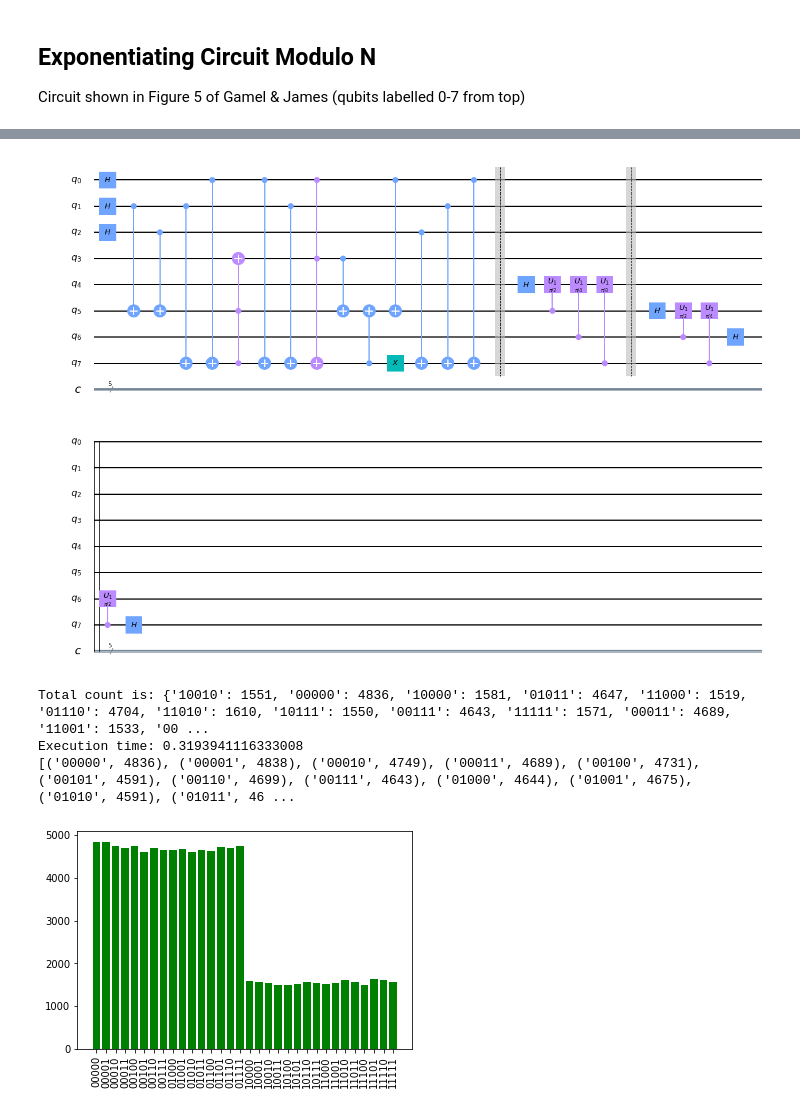
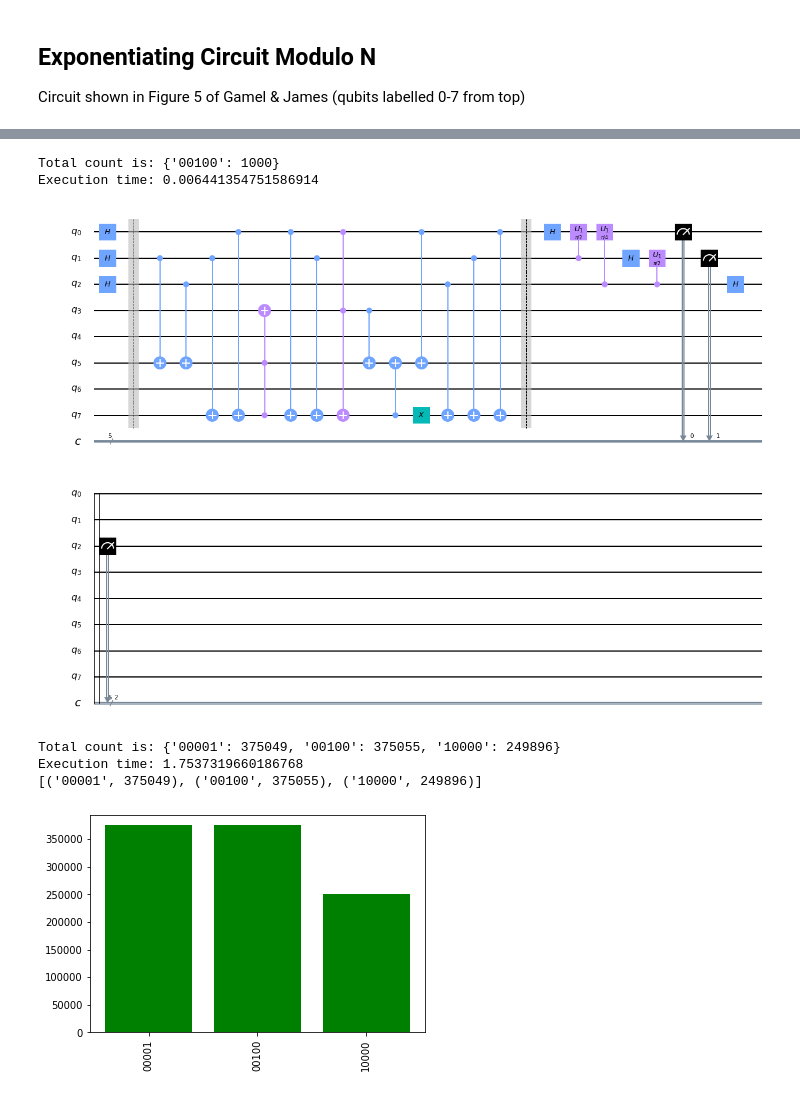
Before and after one commit to akelman/QuantumComp, a Jupyter notebook: LabBook/Notebook.ipynb, the cells around one changed output, grey strips where cells are left out. Drawn from its saved outputs; the diff is of its cells as text; code cells hidden in the pictures.

```diff
--- a/LabBook/Notebook.ipynb
+++ b/LabBook/Notebook.ipynb
@@ -114,8 +119,14 @@ circuit.draw(output='mpl')
+# %%
+circuit.measure([3,4,5,6,7], [4,3,2,1,0])
+
+# Execute the circuit on the qasm simulator
+job = execute(circuit, backend, shots=1000)
 # %%
 ##Running the above circuit on simulator
-if False:
+if True:
     #measure output
     circuit.barrier()
+    #circuit.measure([0,1,2], [0,1,2])
     circuit.measure([3,4,5,6,7], [4,3,2,1,0])
 
     # Execute the circuit on the qasm simulator
@@ -132,6 +143,7 @@ if False:
 
     ##Results
     # input (x_3, x_2, x_1) : result (y_5 ... y_1)
+    # Note: (y_5 ... y_1) come from qubits (q3 ... q7), i.e. q3 -> y5 is most significant bit
     # 000 : 00001
     # 001 : 00100
     # 010 : 10000
@@ -141,11 +153,33 @@ if False:
     # 110 : 00001
     # 111 : 00100
     #all results (when run on simulator match truth table in paper)
+# %% [output]
+Total count is: {'00100': 1000}
+Execution time: 0.006441354751586914
 # %%
 #Quantum Fourier Transform (QFT)
 #see https://community.qiskit.org/textbook/ch-algorithms/quantum-fourier-transform.html#circuit
+
 circuit.barrier()
-n
+circuit.h(0)
+circuit.cu1(math.pi/2.0, 1, 0)
+circuit.cu1(math.pi/4.0, 2, 0)
+circuit.h(1)
+circuit.cu1(math.pi/2.0, 2, 1)
+circuit.h(2)
+
+circuit.measure([0,1,2], [0,1,2])
+
+'''
+Applies QFT to output of Exponentiation
+circuit.barrier()
+#n
+circuit.h(3)
+circuit.cu1(math.pi/2.0, 4, 3)
+circuit.cu1(math.pi/4.0, 5, 3)
+circuit.cu1(math.pi/8.0, 6, 3)
+circuit.cu1(math.pi/16.0, 7, 3)
+circuit.barrier()
 circuit.h(4)
 circuit.cu1(math.pi/2.0, 5, 4)
 circuit.cu1(math.pi/4.0, 6, 4)
@@ -154,10 +188,15 @@ circuit.barrier()
 circuit.h(5)
 circuit.cu1(math.pi/2.0, 6, 5)
 circuit.cu1(math.pi/4.0, 7, 5)
+circuit.barrier()
 circuit.h(6)
 circuit.cu1(math.pi/2.0, 7, 6)
+circuit.barrier()
 circuit.h(7)
 
+circuit.measure([3,4,5,6,7], [4,3,2,1,0])
+'''
+
 circuit.draw(output='mpl')
 # %% [output]
-[figure, old version]
+[figure, new version]
@@ -164,31 +216,31 @@ circuit.draw(output='mpl')
 # %%
 ##Running the above circuit on simulator
 
 #measure output
 circuit.barrier()
-circuit.measure([3,4,5,6,7], [4,3,2,1,0])
+#circuit.measure([3,4,5,6,7], [4,3,2,1,0])
 
 # Execute the circuit on the qasm simulator
-job = execute(circuit, simulator, shots=100000)
+job = execute(circuit, simulator, shots=1000000)
 
 # Grab results from the job
 result = job.result()
 
 # Returns counts
 counts = result.get_counts(circuit)
 print("Total count is:", counts)
 print("Execution time:", result.time_taken)
 sortedCounts = sorted(counts.items())
 print(sortedCounts)
 
 plt.bar([sortedCounts[k][0] for k in range(len(sortedCounts))], [sortedCounts[k][1] for k in range(len(sortedCounts))], color='g')
 #plt.bar([sortedCounts[k,0] for k in range(len(sortedCounts))], counts.values(), color='g')
 _ = plt.xticks(rotation='vertical')
 # %% [output]
-Total count is: {'10010': 1551, '00000': 4836, '10000': 1581, '01011': 4647, '11000': 1519, '01110': 4704, '11010': 1610, '10111': 1550, '00111': 4643, '11111': 1571, '00011': 4689, '11001': 1533, '00 ...
-Execution time: 0.3193941116333008
-[('00000', 4836), ('00001', 4838), ('00010', 4749), ('00011', 4689), ('00100', 4731), ('00101', 4591), ('00110', 4699), ('00111', 4643), ('01000', 4644), ('01001', 4675), ('01010', 4591), ('01011', 46 ...
+Total count is: {'00001': 375049, '00100': 375055, '10000': 249896}
+Execution time: 1.7537319660186768
+[('00001', 375049), ('00100', 375055), ('10000', 249896)]
-[figure, old version]
+[figure, new version]
 # %%
 ##Running the above circuit on quantum backend
 %qiskit_job_watcher
```
Also changed, not shown: parts of 10 cells of this notebook, 2 other files.
